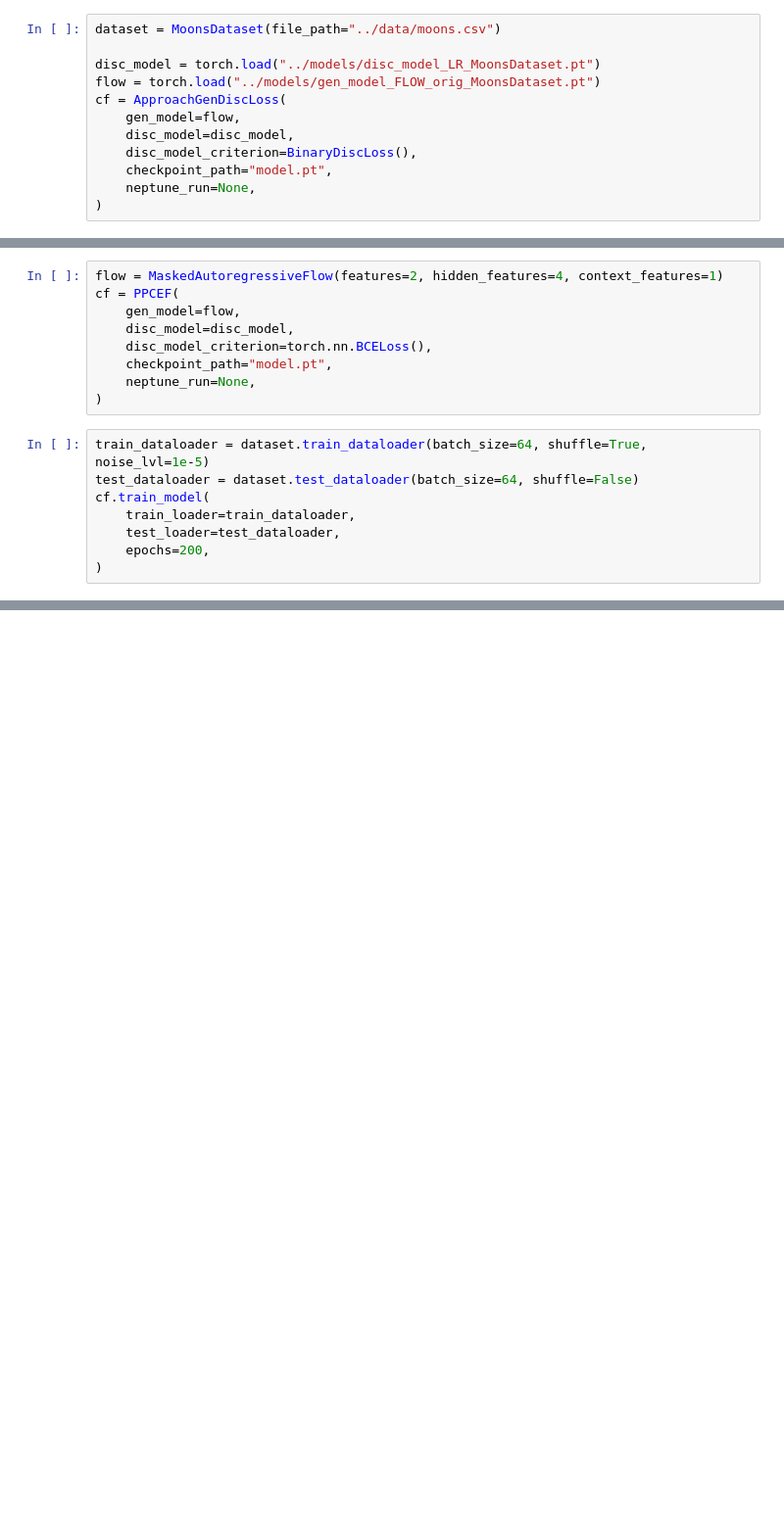
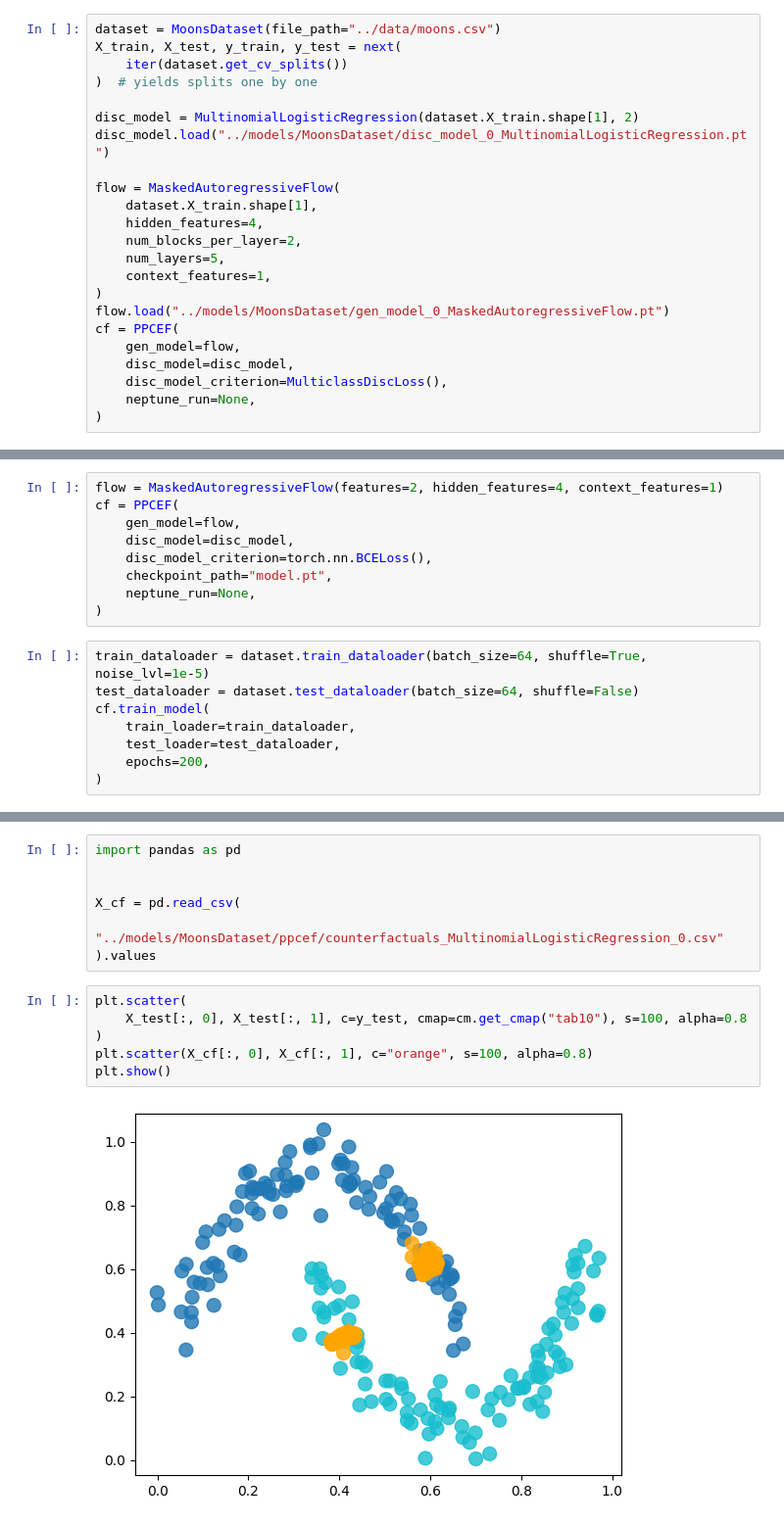
Before and after one commit to ofurman/counterfactuals, a Jupyter notebook: notebooks/visualisation.ipynb, the cells around one changed output, grey strips where cells are left out. Shown at 98% size. Drawn from its saved outputs; the diff is of its cells as text; blank space fills up the shorter version.

Commit message:
fix visualisation

```diff
--- a/notebooks/visualisation.ipynb
+++ b/notebooks/visualisation.ipynb
@@ -42,14 +52,25 @@ from counterfactuals.losses import BinaryDiscLoss
     return ax
 # %%
 dataset = MoonsDataset(file_path="../data/moons.csv")
+X_train, X_test, y_train, y_test = next(
+    iter(dataset.get_cv_splits())
+)  # yields splits one by one
 
-disc_model = torch.load("../models/disc_model_LR_MoonsDataset.pt")
-flow = torch.load("../models/gen_model_FLOW_orig_MoonsDataset.pt")
-cf = ApproachGenDiscLoss(
+disc_model = MultinomialLogisticRegression(dataset.X_train.shape[1], 2)
+disc_model.load("../models/MoonsDataset/disc_model_0_MultinomialLogisticRegression.pt")
+
+flow = MaskedAutoregressiveFlow(
+    dataset.X_train.shape[1],
+    hidden_features=4,
+    num_blocks_per_layer=2,
+    num_layers=5,
+    context_features=1,
+)
+flow.load("../models/MoonsDataset/gen_model_0_MaskedAutoregressiveFlow.pt")
+cf = PPCEF(
     gen_model=flow,
     disc_model=disc_model,
-    disc_model_criterion=BinaryDiscLoss(),
-    checkpoint_path="model.pt",
+    disc_model_criterion=MulticlassDiscLoss(),
     neptune_run=None,
 )
 # %%
@@ -139,0 +186,15 @@ plt.savefig('moons.pdf')
+# %%
+import pandas as pd
+
+
+X_cf = pd.read_csv(
+    "../models/MoonsDataset/ppcef/counterfactuals_MultinomialLogisticRegression_0.csv"
+).values
+# %%
+plt.scatter(
+    X_test[:, 0], X_test[:, 1], c=y_test, cmap=cm.get_cmap("tab10"), s=100, alpha=0.8
+)
+plt.scatter(X_cf[:, 0], X_cf[:, 1], c="orange", s=100, alpha=0.8)
+plt.show()
+# %% [output]
+[figure, added]
```
Also changed, not shown: parts of 6 cells of this notebook.
